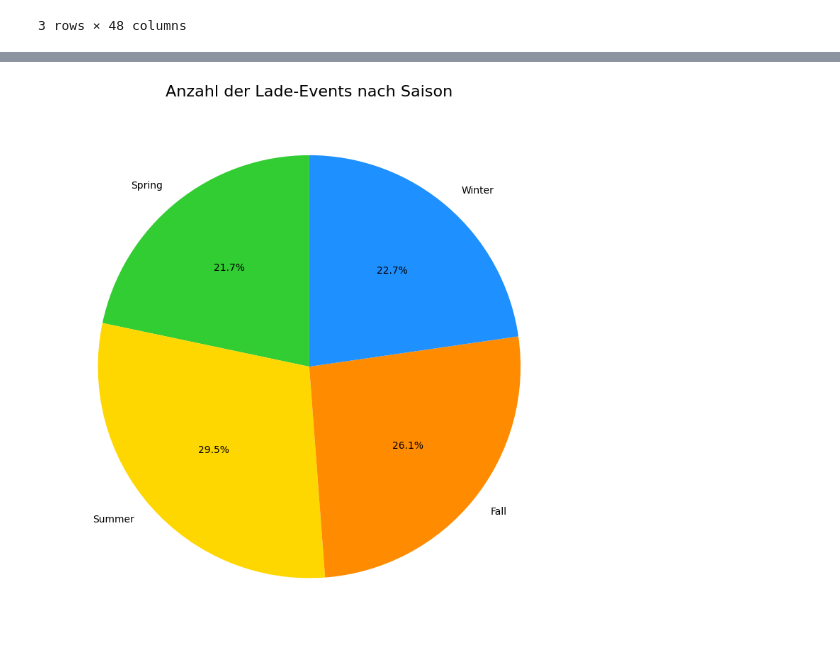
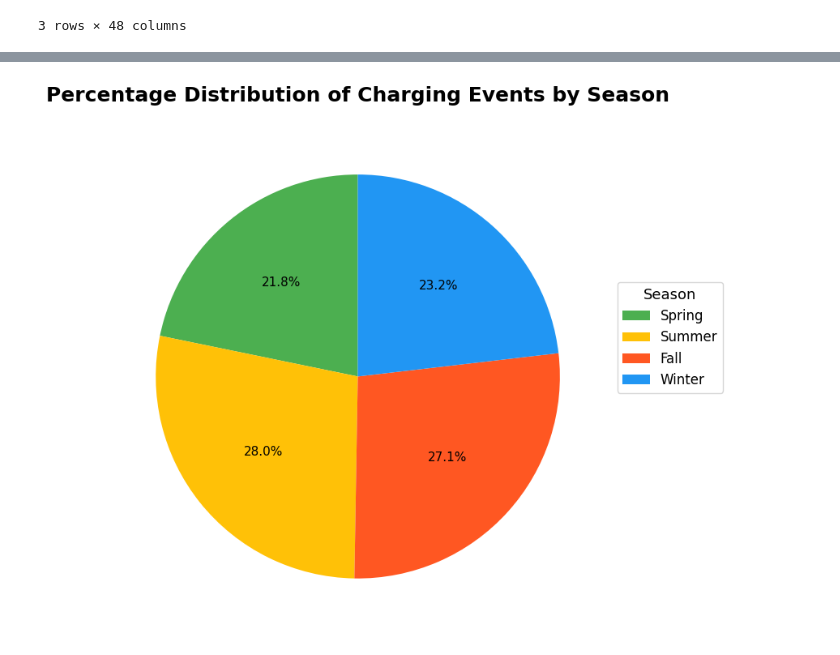
Before and after one commit to ge02/GinyuForce, a Jupyter notebook: visualization_charging_set.ipynb, the cells around one changed output, grey strips where cells are left out. Saved outputs shown, nothing was run; the diff lists cells and outputs as text; code cells hidden in the pictures.

Commit message:
updated visualization notebooks

```diff
--- a/visualization_charging_set.ipynb
+++ b/visualization_charging_set.ipynb
@@ -663,35 +857,79 @@ plt.show()
 # %%
+
+
+charging_set = pd.read_csv("data/cleaned_charging_set_new.csv")
+import pandas as pd
+import matplotlib.pyplot as plt
+
+# Read data
+charging_set = pd.read_csv("data/cleaned_charging_set_new.csv")
+
+# Convert connection time to datetime format
 charging_set['connectionTime'] = pd.to_datetime(charging_set['connectionTime'])
 
-# Aggregation auf Monatsbasis
+# Aggregate data by month
 events_per_month = charging_set.groupby(charging_set['connectionTime'].dt.month).size().reset_index(name='count')
 events_per_month.rename(columns={'connectionTime': 'month'}, inplace=True)
 
-# Mapping von Monaten zu Saisons
+# Map months to seasons
 def map_month_to_season(month):
     if month in [12, 1, 2]:  # Winter
         return 'Winter'
     elif month in [3, 4, 5]:  # Spring
         return 'Spring'
     elif month in [6, 7, 8]:  # Summer
         return 'Summer'
     elif month in [9, 10, 11]:  # Fall
         return 'Fall'
 
-# Hinzufügen einer "season"-Spalte
+# Add a "season" column
 events_per_month['season'] = events_per_month['month'].apply(map_month_to_season)
 
-# Aggregation der Events auf Basis der Saison
+# Aggregate events by season
 events_per_season = events_per_month.groupby('season')['count'].sum().reindex(['Spring', 'Summer', 'Fall', 'Winter'])
 
-# Pie Chart erstellen
-plt.figure(figsize=(8, 8))
-events_per_season.plot(kind='pie', autopct='%1.1f%%', startangle=90, colors=['#32CD32', '#FFD700', '#FF8C00', '#1E90FF'])
-plt.title('Anzahl der Lade-Events nach Saison', fontsize=16)
-plt.ylabel('')  # Entfernt die Standard-Y-Achsentitel
+# Colors for the seasons (with a professional look)
+colors = ['#4CAF50', '#FFC107', '#FF5722', '#2196F3']  # Green, Yellow, Orange, Blue
+
+# Create pie chart
+fig, ax = plt.subplots(figsize=(10, 7))
+wedges, texts, autotexts = ax.pie(
+    events_per_season,
+    autopct=lambda pct: f'{pct:.1f}%',  # Format percentages to 1 decimal place
+    startangle=90,
+    colors=colors,
+    textprops={'fontsize': 11, 'color': 'black'}
+)
+
+# Add title
+plt.title(
+    'Percentage Distribution of Charging Events by Season',
+    fontsize=18,
+    weight='bold',
+    pad=20
+)
+
+# Add legend
+ax.legend(
+    wedges,
+    events_per_season.index,
+    title="Season",
+    loc="upper left",
+    bbox_to_anchor=(1, 0.7),
+    fontsize=12,
+    title_fontsize=13
+)
+
+# Remove default Y-axis label
+plt.ylabel('')
+
+# Adjust layout for better spacing
 plt.tight_layout()
 
-# Diagramm anzeigen
+# Save the chart as an image (optional)
+# plt.savefig("charging_events_by_season.png", dpi=300, bbox_inches='tight')
+
+# Display chart
 plt.show()
 # %% [output]
-[figure, old version]
+[figure, new version]
```
Also changed, not shown: parts of 54 cells of this notebook, 2 other files.
